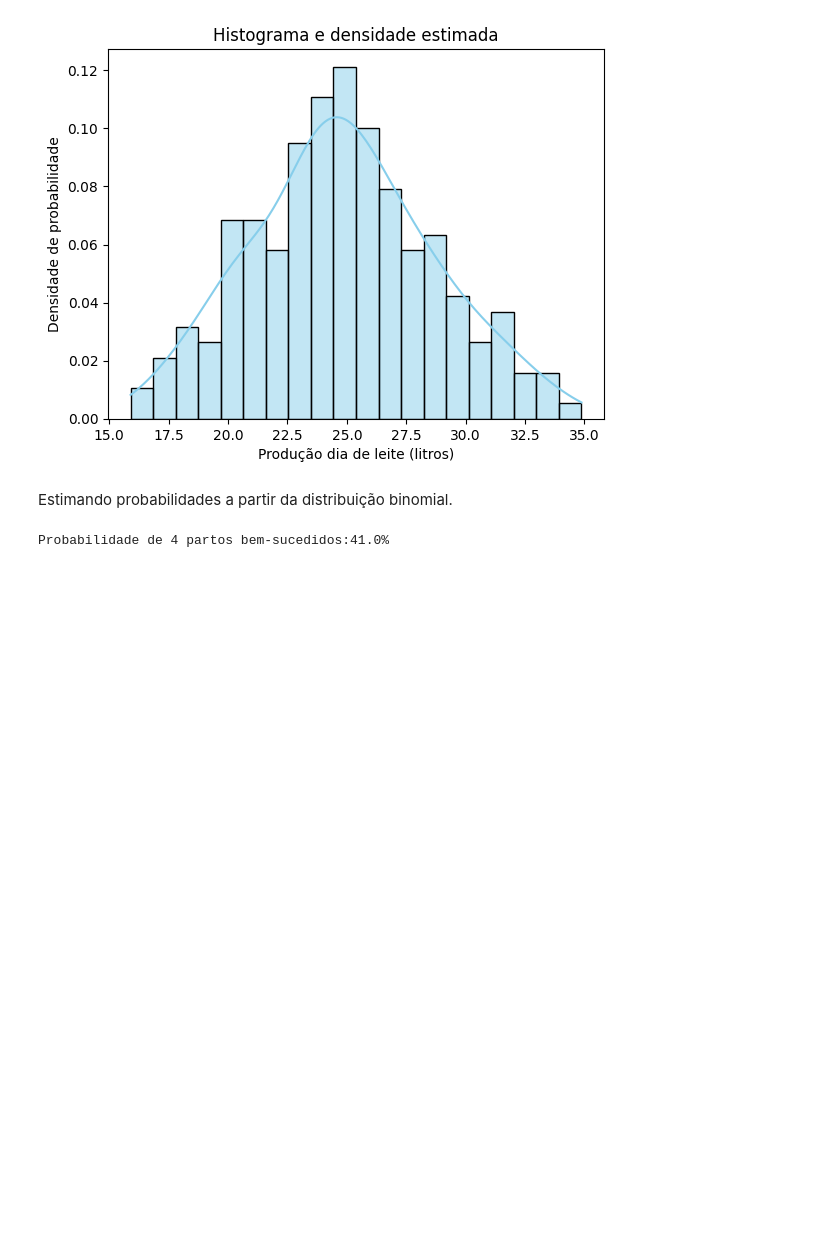
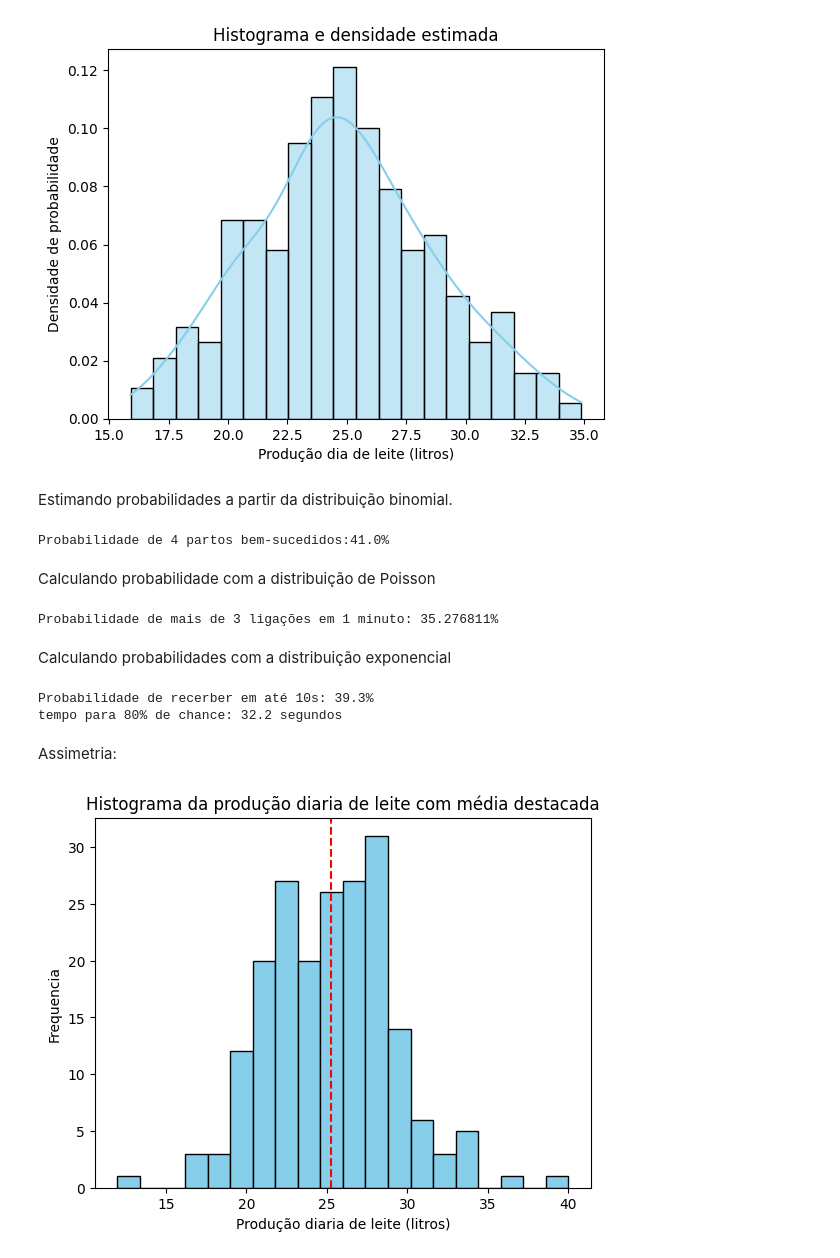
Before and after one commit to Data-Vitor/fiap-data-science, a Jupyter notebook: nemec-estatistica/cap03_medicoes_distrubuicoes_estatisticas.ipynb, the cells around one changed output. Drawn from its saved outputs; the diff is of its cells as text; code cells hidden in the pictures; blank space fills up the shorter version.

```diff
--- a/nemec-estatistica/cap03_medicoes_distrubuicoes_estatisticas.ipynb
+++ b/nemec-estatistica/cap03_medicoes_distrubuicoes_estatisticas.ipynb
@@ -240,3 +240,54 @@ prob = binom.pmf(4, n=5, p=0.8)
 print(f'Probabilidade de 4 partos bem-sucedidos:{prob:.1%}')
 # %% [output]
 Probabilidade de 4 partos bem-sucedidos:41.0%
+# %% [markdown]
+Calculando probabilidade com a distribuição de Poisson
+# %%
+from scipy.stats import poisson
+
+
+lambda_ = 3
+#probabiliadade acumulada de ate 3 ligacoes
+prob_3 = poisson.cdf(3, mu=lambda_)
+prob_acima3 = 1 - prob_3
+print(f'Probabilidade de mais de 3 ligações em 1 minuto: {prob_acima3:1%}')
+# %% [output]
+Probabilidade de mais de 3 ligações em 1 minuto: 35.276811%
+# %% [markdown]
+Calculando probabilidades com a distribuição exponencial
+# %%
+from scipy.stats import expon
+
+lambda_ = 1/20 #1 ligação a cada 20 segundos
+
+prob_10s = expon.cdf(10, scale=1/lambda_)
+print(f'Probabilidade de recerber em até 10s: {prob_10s:.1%}')
+
+#2 Quantos segundos esperar para 80% de chance?
+t_80 = expon.ppf(0.8, scale=1/lambda_)
+print(f'tempo para 80% de chance: {t_80:.1f} segundos')
+# %% [output]
+Probabilidade de recerber em até 10s: 39.3%
+tempo para 80% de chance: 32.2 segundos
+# %% [markdown]
+Assimetria:
+# %%
+import pandas as pd
+import matplotlib.pyplot as plt
+
+df = pd.read_csv('/content/drive/MyDrive/datasets/vacas.csv')
+
+#descobrindo a média:
+
+media = df['leite_dia'].mean()
+
+#plota o histograma
+
+plt.hist(df['leite_dia'], bins = 20, color ='skyblue', edgecolor='black')
+plt.title('Histograma da produção diaria de leite com média destacada')
+plt.axvline(x=media, color='red', linestyle='--')
+plt.xlabel('Produção diaria de leite (litros)')
+plt.ylabel('Frequencia')
+plt.show()
+# %% [output]
+[figure, added]
```
Also changed, not shown: parts of 8 cells of this notebook.
